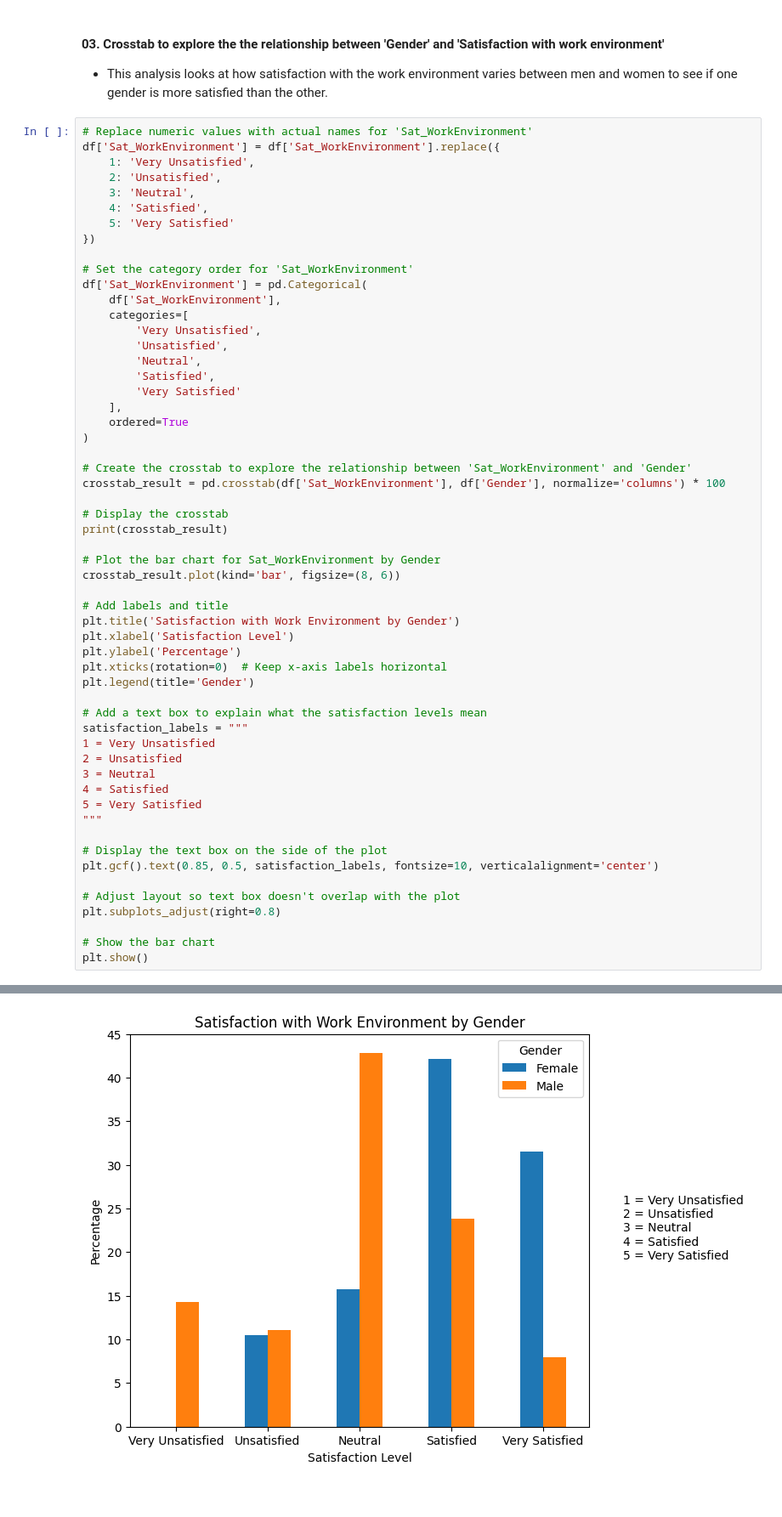
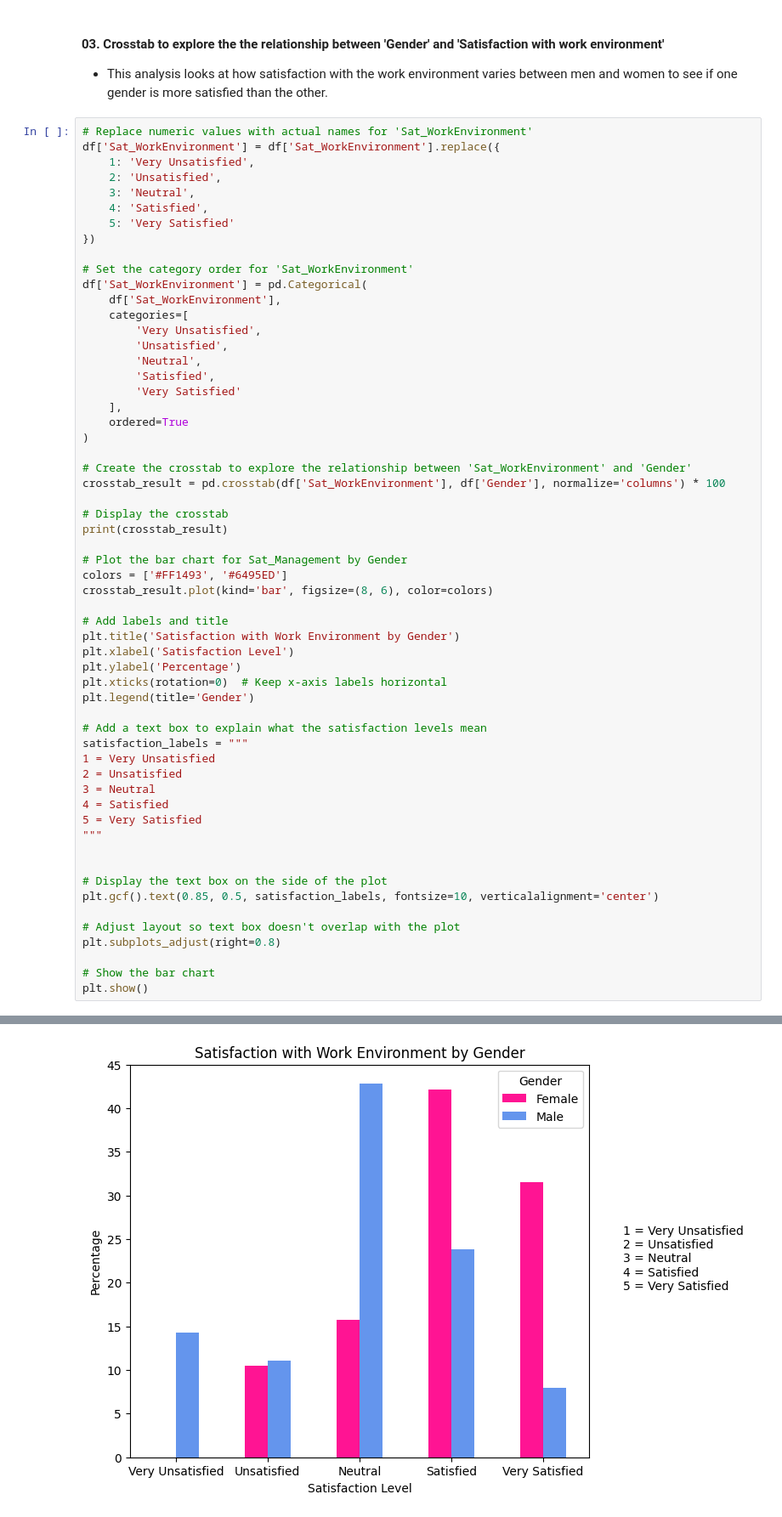
Before and after one commit to yayomithakshila/Data-Processing-with-Python-Project, a Jupyter notebook: Analyzing_WorkPlaceSatisfactionSurveyData.ipynb, the cells around one changed output, grey strips where cells are left out. Shown: that part at 85% size. Cells and saved outputs as stored; diff of their text form.

```diff
--- a/Analyzing_WorkPlaceSatisfactionSurveyData.ipynb
+++ b/Analyzing_WorkPlaceSatisfactionSurveyData.ipynb
@@ -493,42 +499,44 @@ crosstab_result = pd.crosstab(df['Sat_WorkEnvironment'], df['Gender'], normalize
 # Display the crosstab
 print(crosstab_result)
 
-# Plot the bar chart for Sat_WorkEnvironment by Gender
-crosstab_result.plot(kind='bar', figsize=(8, 6))
+# Plot the bar chart for Sat_Management by Gender
+colors = ['#FF1493', '#6495ED']
+crosstab_result.plot(kind='bar', figsize=(8, 6), color=colors)
 
 # Add labels and title
 plt.title('Satisfaction with Work Environment by Gender')
 plt.xlabel('Satisfaction Level')
 plt.ylabel('Percentage')
 plt.xticks(rotation=0)  # Keep x-axis labels horizontal
 plt.legend(title='Gender')
 
 # Add a text box to explain what the satisfaction levels mean
 satisfaction_labels = """
 1 = Very Unsatisfied
 2 = Unsatisfied
 3 = Neutral
 4 = Satisfied
 5 = Very Satisfied
 """
 
+
 # Display the text box on the side of the plot
 plt.gcf().text(0.85, 0.5, satisfaction_labels, fontsize=10, verticalalignment='center')
 
 # Adjust layout so text box doesn't overlap with the plot
 plt.subplots_adjust(right=0.8)
 
 # Show the bar chart
 plt.show()
 # %% [output]
 Gender                  Female       Male
 Sat_WorkEnvironment
 Very Unsatisfied      0.000000  14.285714
 Unsatisfied          10.526316  11.111111
 Neutral              15.789474  42.857143
 Satisfied            42.105263  23.809524
 Very Satisfied       31.578947   7.936508
-[figure, old version]
+[figure, new version]
 # %% [markdown]
  Explanation of the results showing the link between 'Gender' and 'Satisfaction with Work Environment':
 
```
Also changed, not shown: parts of 4 cells of this notebook.
